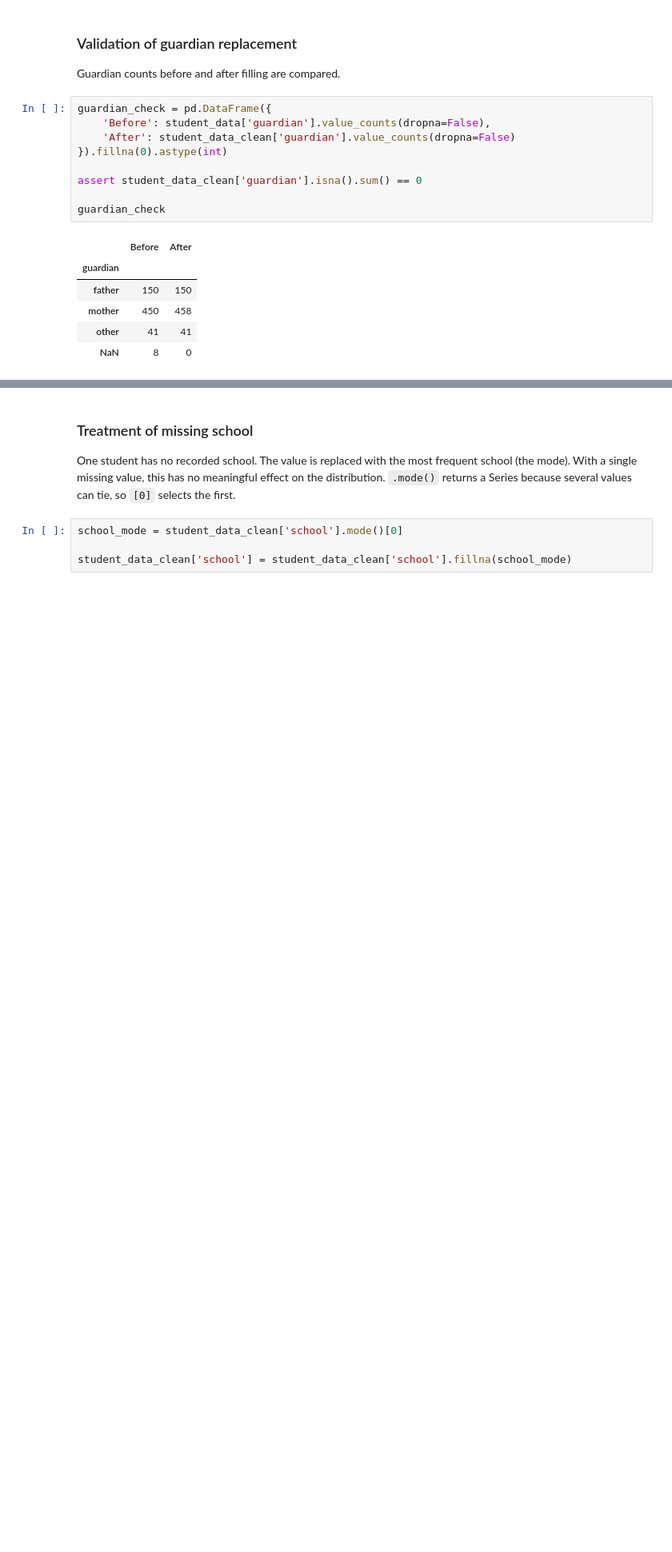
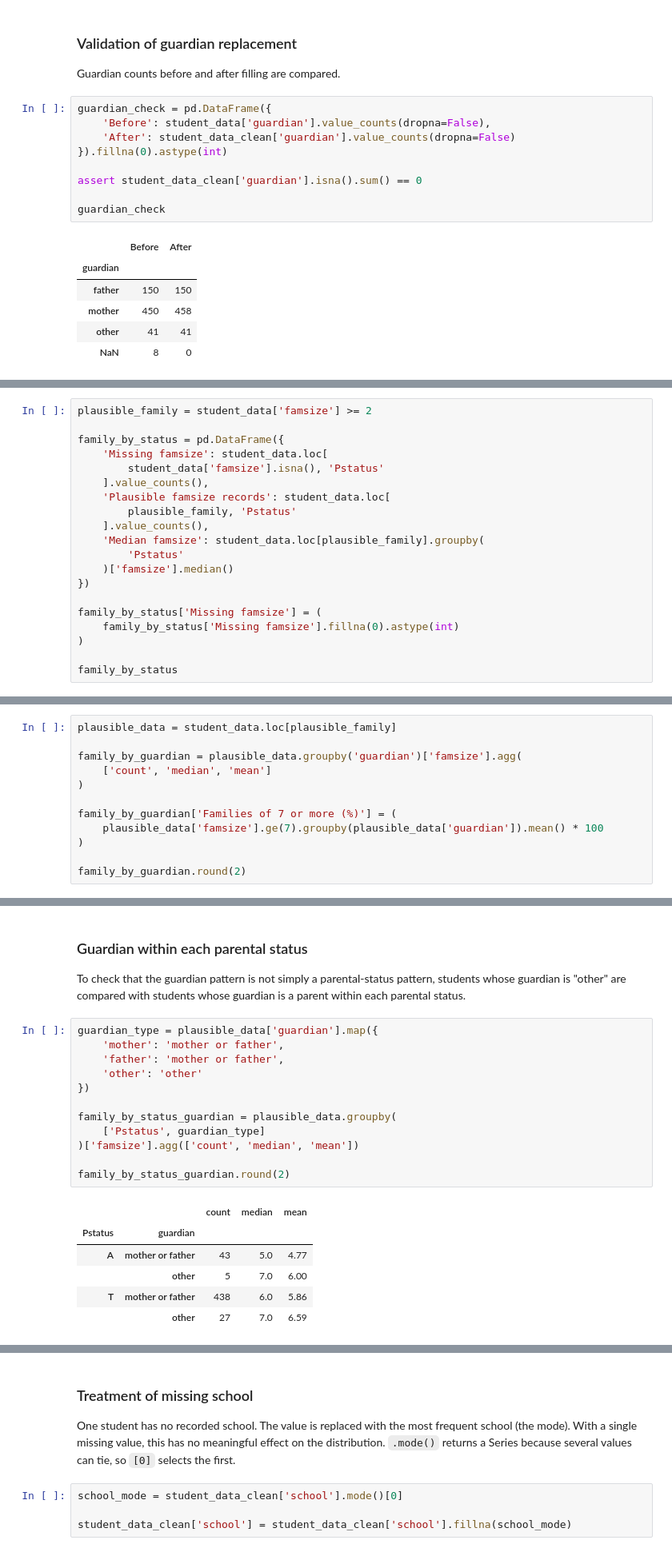
Before and after one commit to HenriqueReduto/Data-Mining-Project, a Jupyter notebook: notebooks/data_preprocessing.ipynb, the cells around one changed output, grey strips where cells are left out. Shown at 80% size. Cells and saved outputs as stored; diff of their text form; blank space fills up the shorter version.

Commit message:
Preprocessing: keep famsize with grouped imputation; add inconsistencies notebook

```diff
--- a/notebooks/data_preprocessing.ipynb
+++ b/notebooks/data_preprocessing.ipynb
@@ -579,0 +563,20 @@ assert student_data_clean.index.equals(student_data.index)
+# %%
+plausible_family = student_data['famsize'] >= 2
+
+family_by_status = pd.DataFrame({
+    'Missing famsize': student_data.loc[
+        student_data['famsize'].isna(), 'Pstatus'
+    ].value_counts(),
+    'Plausible famsize records': student_data.loc[
+        plausible_family, 'Pstatus'
+    ].value_counts(),
+    'Median famsize': student_data.loc[plausible_family].groupby(
+        'Pstatus'
+    )['famsize'].median()
+})
+
+family_by_status['Missing famsize'] = (
+    family_by_status['Missing famsize'].fillna(0).astype(int)
+)
+
+family_by_status
@@ -579,0 +594,12 @@ assert student_data_clean.index.equals(student_data.index)
+# %%
+plausible_data = student_data.loc[plausible_family]
+
+family_by_guardian = plausible_data.groupby('guardian')['famsize'].agg(
+    ['count', 'median', 'mean']
+)
+
+family_by_guardian['Families of 7 or more (%)'] = (
+    plausible_data['famsize'].ge(7).groupby(plausible_data['guardian']).mean() * 100
+)
+
+family_by_guardian.round(2)
@@ -579,0 +612,25 @@ assert student_data_clean.index.equals(student_data.index)
+# %% [markdown]
+### Guardian within each parental status
+
+To check that the guardian pattern is not simply a parental-status pattern,
+students whose guardian is "other" are compared with students whose guardian
+is a parent within each parental status.
+# %%
+guardian_type = plausible_data['guardian'].map({
+    'mother': 'mother or father',
+    'father': 'mother or father',
+    'other': 'other'
+})
+
+family_by_status_guardian = plausible_data.groupby(
+    ['Pstatus', guardian_type]
+)['famsize'].agg(['count', 'median', 'mean'])
+
+family_by_status_guardian.round(2)
+# %% [output]
+|  |  | count | median | mean |
+| Pstatus | guardian |  |  |  |
+| A | mother or father | 43 | 5.0 | 4.77 |
+|  | other | 5 | 7.0 | 6.00 |
+| T | mother or father | 438 | 6.0 | 5.86 |
+|  | other | 27 | 7.0 | 6.59 |
```
Also changed, not shown: parts of 24 cells of this notebook, 2 other files.
